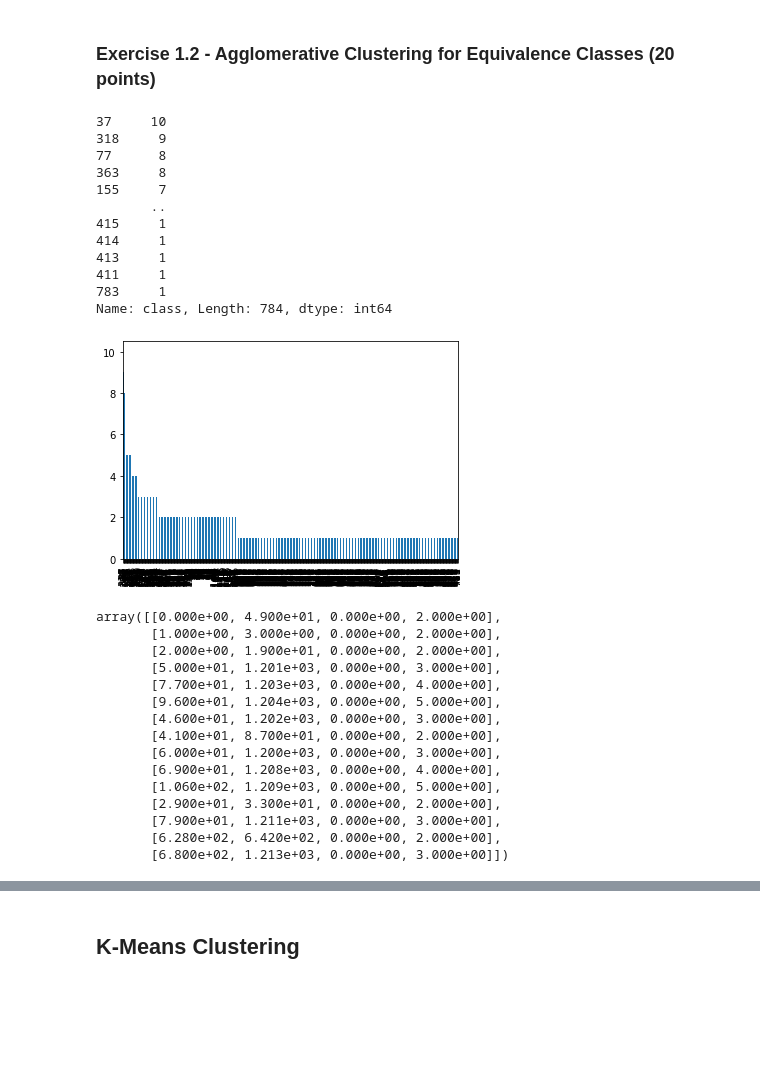
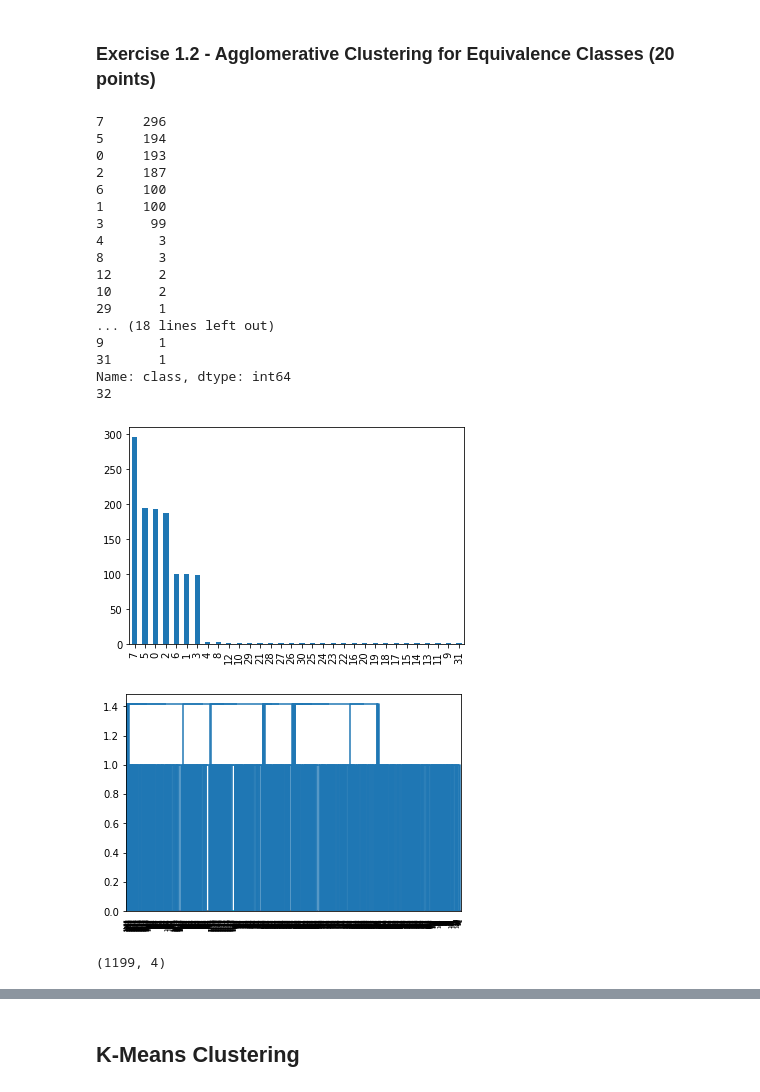
Before and after one commit to XiaoBaoBao719/ECS-171, a Jupyter notebook: Homework 3/Homework 3.ipynb, the cells around one changed output, grey strips where cells are left out. Saved outputs shown, nothing was run; the diff lists cells and outputs as text; code cells hidden in the pictures; blank space fills up the shorter version.

```diff
--- a/Homework 3/Homework 3.ipynb
+++ b/Homework 3/Homework 3.ipynb
@@ -69,50 +65,54 @@ What threshold distance to use?
 # %%
 from sklearn.cluster import AgglomerativeClustering
 
-agglo_clustering = AgglomerativeClustering(n_clusters=None, linkage="average",
-                                           affinity='euclidean', distance_threshold=0.8)
-results = agglo_clustering.fit(X)
+agglo_clustering = AgglomerativeClustering(n_clusters=None, linkage="single",
+                                           affinity='manhattan', distance_threshold=1.2)
+agglo_clustering = agglo_clustering.fit(X)
 
-agglo_clustering = pd.Series(results.labels_, name='class')
-distribution = agglo_clustering.value_counts()
+agglo_clustering_df = pd.Series(agglo_clustering.labels_, name='class')
+agglo_distribution = agglo_clustering_df.value_counts()
 
-_ = distribution.plot(kind='bar')
-print(distribution)
+#agglo_distribution = agglo_distribution.nlargest(32, 'first')
+agglo_distribution
+#agglo_results.labels_.shape
+#agglo_clustering=agglo_clustering.astype({"class":'float64'})
+#agglo_clustering
+_ = agglo_distribution.plot(kind='bar')
+print(agglo_distribution)
+print(len(agglo_distribution))
 # %% [output]
-37     10
-318     9
-77      8
-363     8
-155     7
-       ..
-415     1
-414     1
-413     1
-411     1
-783     1
-Name: class, Length: 784, dtype: int64
+7     296
+5     194
+0     193
+2     187
+6     100
+1     100
+3      99
+4       3
+8       3
+12      2
+10      2
+29      1
+... (18 lines left out)
+9       1
+31      1
+Name: class, dtype: int64
+32
-[figure, old version]
+[figure, new version]
 # %%
 import scipy
 from scipy.cluster import hierarchy
-
-clusters = hierarchy.linkage(X, method="average")
+#Basic Cluster Sample Test
+clusters = hierarchy.linkage(X, method="single")
 
 clusters[:15]
+plt.figure()
+dn = hierarchy.dendrogram(clusters, orientation='top')
+plt.show()
 # %% [output]
-array([[0.000e+00, 4.900e+01, 0.000e+00, 2.000e+00],
-       [1.000e+00, 3.000e+00, 0.000e+00, 2.000e+00],
-       [2.000e+00, 1.900e+01, 0.000e+00, 2.000e+00],
-       [5.000e+01, 1.201e+03, 0.000e+00, 3.000e+00],
-       [7.700e+01, 1.203e+03, 0.000e+00, 4.000e+00],
-       [9.600e+01, 1.204e+03, 0.000e+00, 5.000e+00],
-       [4.600e+01, 1.202e+03, 0.000e+00, 3.000e+00],
-       [4.100e+01, 8.700e+01, 0.000e+00, 2.000e+00],
-       [6.000e+01, 1.200e+03, 0.000e+00, 3.000e+00],
-       [6.900e+01, 1.208e+03, 0.000e+00, 4.000e+00],
-       [1.060e+02, 1.209e+03, 0.000e+00, 5.000e+00],
-       [2.900e+01, 3.300e+01, 0.000e+00, 2.000e+00],
-       [7.900e+01, 1.211e+03, 0.000e+00, 3.000e+00],
-       [6.280e+02, 6.420e+02, 0.000e+00, 2.000e+00],
-       [6.800e+02, 1.213e+03, 0.000e+00, 3.000e+00]])
+[figure, added]
+# %%
+clusters.shape
+# %% [output]
+(1199, 4)
 # %%
```
Also changed, not shown: parts of 12 cells of this notebook.
